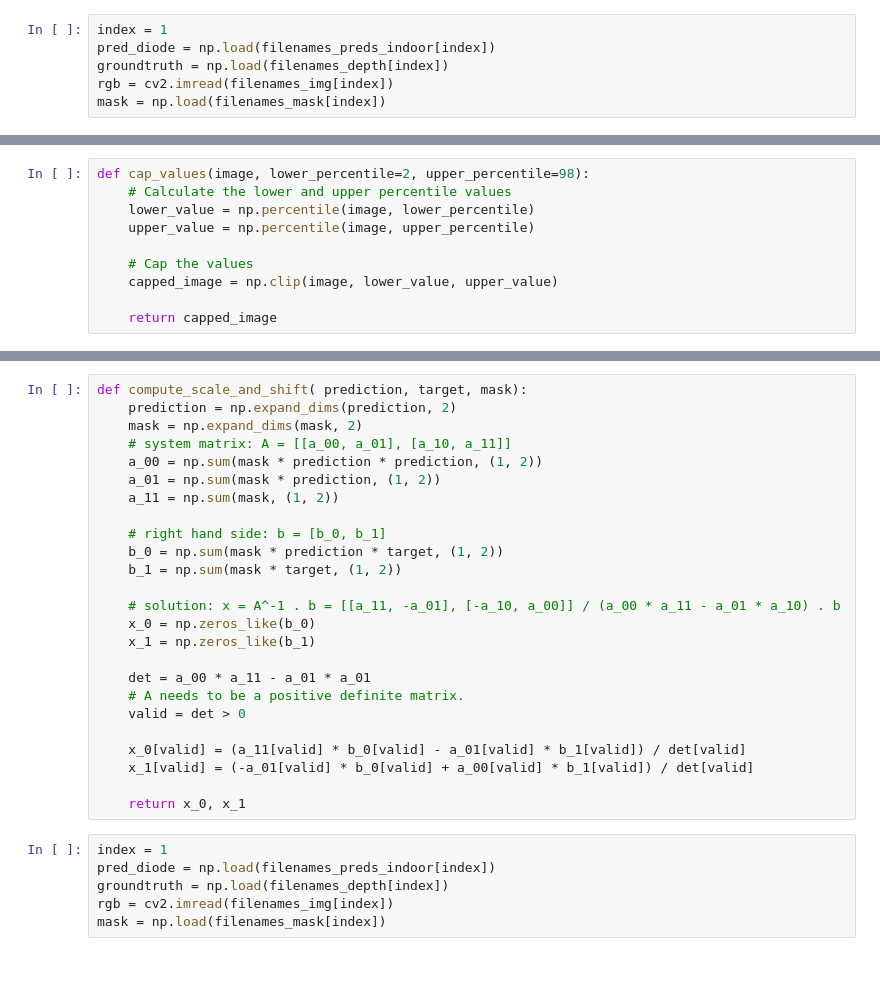
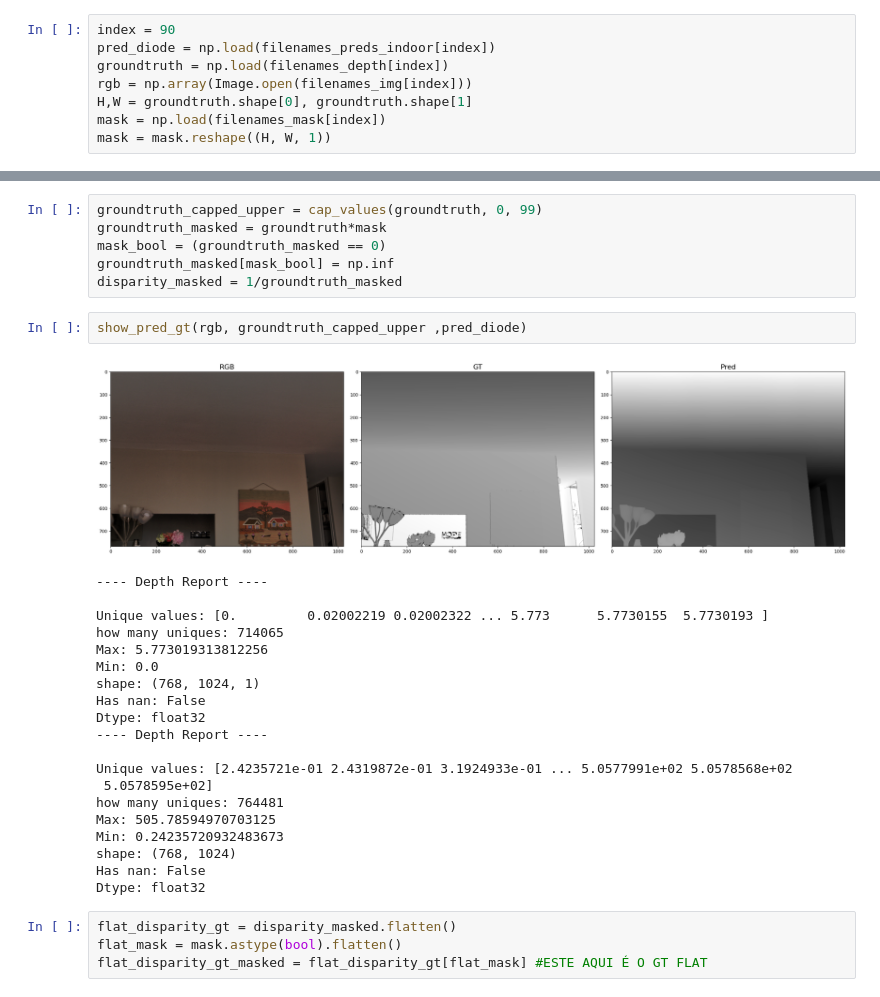
Before and after one commit to gkmocastro/depth-metrics-pavic, a Jupyter notebook: metrics.ipynb, the cells around one changed output, grey strips where cells are left out. Drawn from its saved outputs; the diff is of its cells as text; blank space fills up the shorter version.

```diff
--- a/metrics.ipynb
+++ b/metrics.ipynb
@@ -40,8 +77,10 @@ filenames_depth = get_sorted_files(diode_path, "_depth.npy")
 filenames_mask = get_sorted_files(diode_path, "_depth_mask.npy")
 filenames_preds_indoor = get_sorted_files(diode_indoor_preds, ".npy")
 # %%
-index = 1
+index = 90
 pred_diode = np.load(filenames_preds_indoor[index])
 groundtruth = np.load(filenames_depth[index])
-rgb = cv2.imread(filenames_img[index])
+rgb = np.array(Image.open(filenames_img[index]))
+H,W = groundtruth.shape[0], groundtruth.shape[1]
 mask = np.load(filenames_mask[index])
+mask = mask.reshape((H, W, 1))
@@ -72,10 +86,0 @@ Dtype: float32
-# %%
-def cap_values(image, lower_percentile=2, upper_percentile=98):
-    # Calculate the lower and upper percentile values
-    lower_value = np.percentile(image, lower_percentile)
-    upper_value = np.percentile(image, upper_percentile)
-
-    # Cap the values
-    capped_image = np.clip(image, lower_value, upper_value)
-
-    return capped_image
@@ -108,31 +87,33 @@ plt.plot(hist)
-# %%
-def compute_scale_and_shift( prediction, target, mask):
-    prediction = np.expand_dims(prediction, 2)
-    mask = np.expand_dims(mask, 2)
-    # system matrix: A = [[a_00, a_01], [a_10, a_11]]
-    a_00 = np.sum(mask * prediction * prediction, (1, 2))
-    a_01 = np.sum(mask * prediction, (1, 2))
-    a_11 = np.sum(mask, (1, 2))
-
-    # right hand side: b = [b_0, b_1]
-    b_0 = np.sum(mask * prediction * target, (1, 2))
-    b_1 = np.sum(mask * target, (1, 2))
-
-    # solution: x = A^-1 . b = [[a_11, -a_01], [-a_10, a_00]] / (a_00 * a_11 - a_01 * a_10) . b
-    x_0 = np.zeros_like(b_0)
-    x_1 = np.zeros_like(b_1)
-
-    det = a_00 * a_11 - a_01 * a_01
-    # A needs to be a positive definite matrix.
-    valid = det > 0
-
-    x_0[valid] = (a_11[valid] * b_0[valid] - a_01[valid] * b_1[valid]) / det[valid]
-    x_1[valid] = (-a_01[valid] * b_0[valid] + a_00[valid] * b_1[valid]) / det[valid]
-
-    return x_0, x_1
-# %%
-index = 1
-pred_diode = np.load(filenames_preds_indoor[index])
-groundtruth = np.load(filenames_depth[index])
-rgb = cv2.imread(filenames_img[index])
-mask = np.load(filenames_mask[index])
+# %%
+groundtruth_capped_upper = cap_values(groundtruth, 0, 99)
+groundtruth_masked = groundtruth*mask
+mask_bool = (groundtruth_masked == 0)
+groundtruth_masked[mask_bool] = np.inf
+disparity_masked = 1/groundtruth_masked
+# %%
+show_pred_gt(rgb, groundtruth_capped_upper ,pred_diode)
+# %% [output]
+[figure, added]
+---- Depth Report ----
+
+Unique values: [0.         0.02002219 0.02002322 ... 5.773      5.7730155  5.7730193 ]
+how many uniques: 714065
+Max: 5.773019313812256
+Min: 0.0
+shape: (768, 1024, 1)
+Has nan: False
+Dtype: float32
+---- Depth Report ----
+
+Unique values: [2.4235721e-01 2.4319872e-01 3.1924933e-01 ... 5.0577991e+02 5.0578568e+02
+ 5.0578595e+02]
+how many uniques: 764481
+Max: 505.78594970703125
+Min: 0.24235720932483673
+shape: (768, 1024)
+Has nan: False
+Dtype: float32
+# %%
+flat_disparity_gt = disparity_masked.flatten()
+flat_mask = mask.astype(bool).flatten()
+flat_disparity_gt_masked = flat_disparity_gt[flat_mask] #ESTE AQUI É O GT FLAT
```
Also changed, not shown: parts of 22 cells of this notebook, 1 other file.
